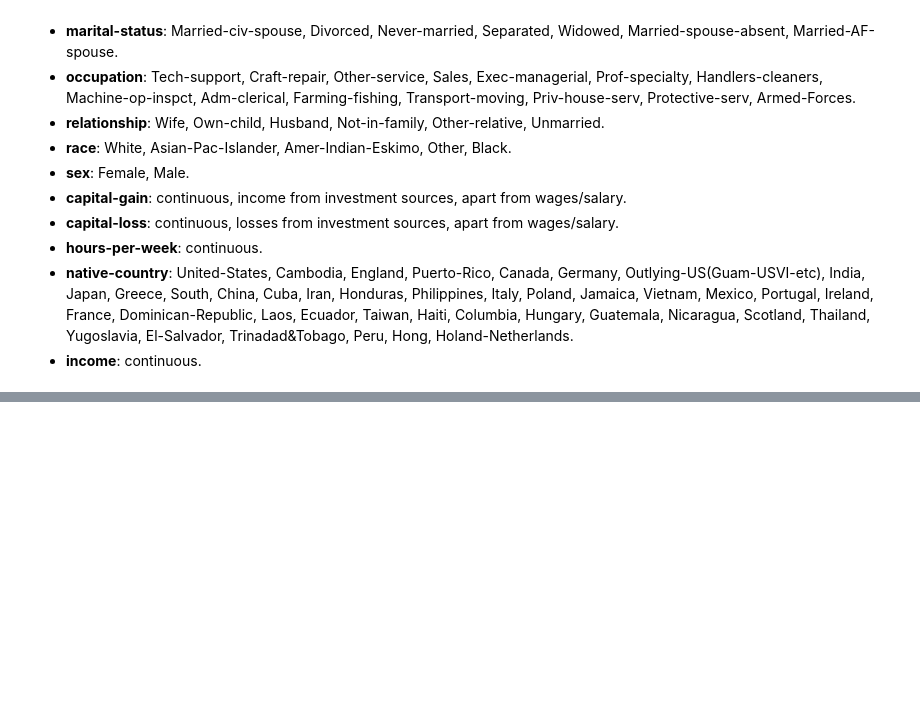
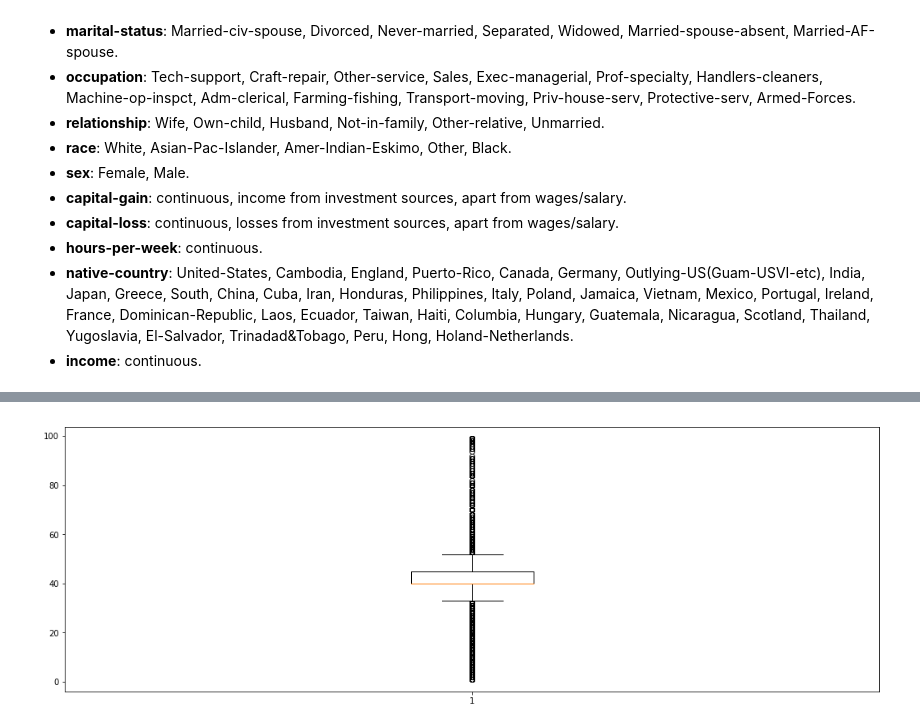
Before and after one commit to yousafmufc/ds-unit-2-us-census-analyisis, a Jupyter notebook: - Project assignment W1.ipynb, the cells around one changed output, grey strips where cells are left out. Cells and saved outputs as stored; diff of their text form; code cells hidden in the pictures; blank space fills up the shorter version.

```diff
--- a/- Project assignment W1.ipynb
+++ b/- Project assignment W1.ipynb
@@ -227,0 +583,6 @@ import matplotlib.pyplot as plt
+# %%
+plt.figure(figsize=(18,6))
+plt.boxplot(df['hours-per-week'])
+plt.show()
+# %% [output]
+[figure, added]
```
Also changed, not shown: parts of 42 cells of this notebook.
